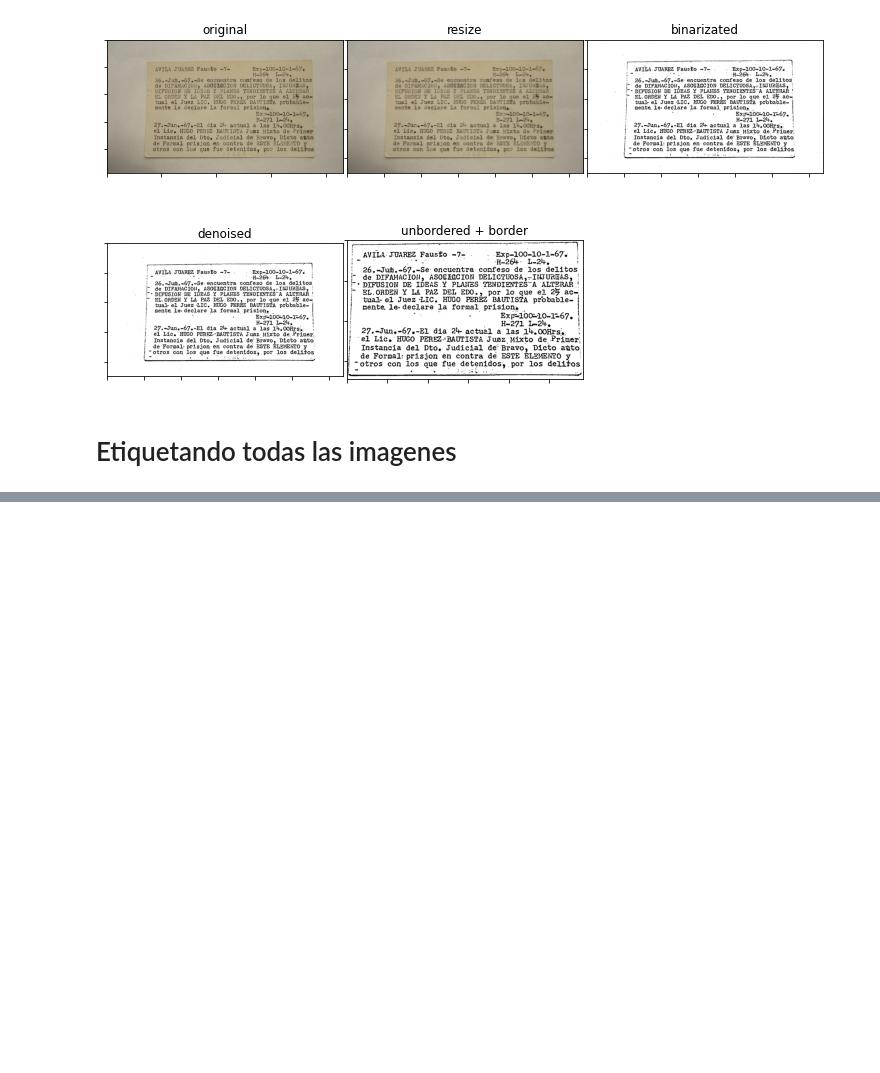
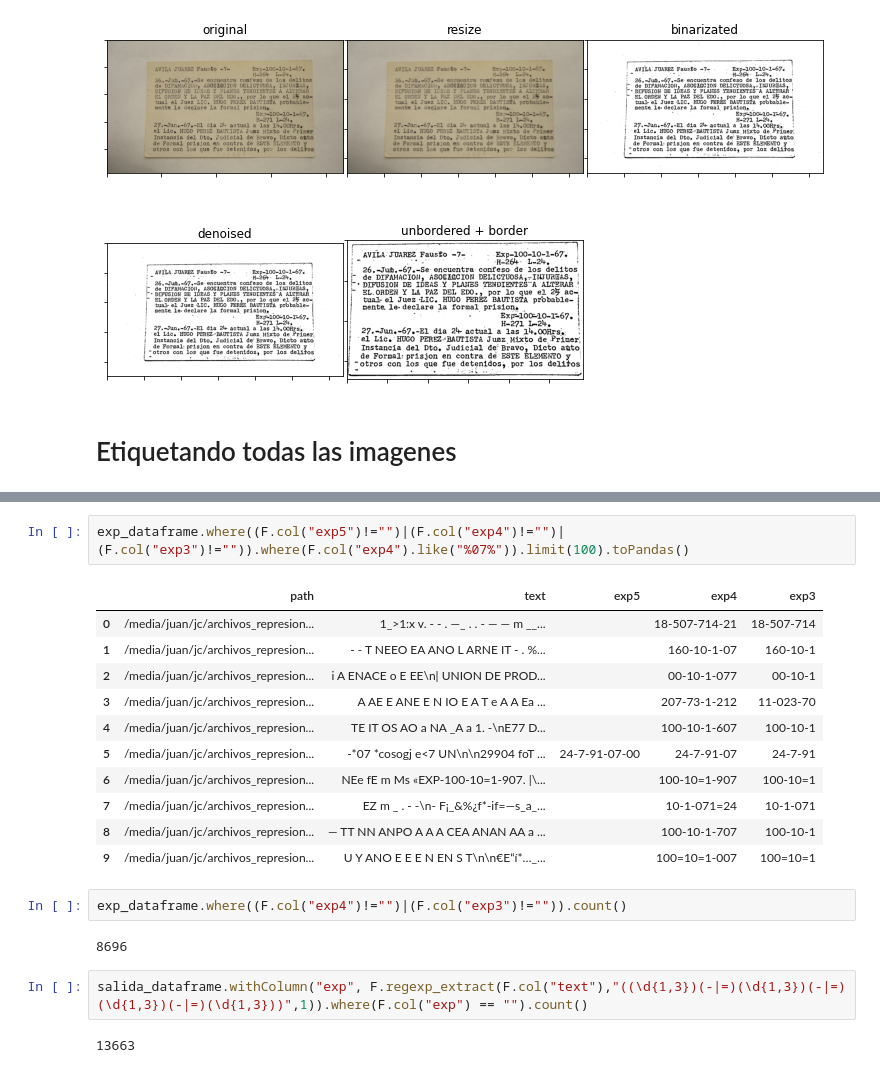
Before and after one commit to datadogmx/archivos_represion_ml, a Jupyter notebook: finding_hype.ipynb, the cells around one changed output, grey strips where cells are left out. Drawn from its saved outputs; the diff is of its cells as text; blank space fills up the shorter version.

```diff
--- a/finding_hype.ipynb
+++ b/finding_hype.ipynb
@@ -245,0 +371,22 @@ i de Formal: prisjon en contra de ESTE ELEMENTO y :
+# %%
+exp_dataframe.where((F.col("exp5")!="")|(F.col("exp4")!="")|(F.col("exp3")!="")).where(F.col("exp4").like("%07%")).limit(100).toPandas()
+# %% [output]
+|  | path | text | exp5 | exp4 | exp3 |
+| 0 | /media/juan/jc/archivos_represion... | 1_>1:x v. - - . —_ . . - — — m __... |  | 18-507-714-21 | 18-507-714 |
+| 1 | /media/juan/jc/archivos_represion... | - - T NEEO EA ANO L ARNE IT - . %... |  | 160-10-1-07 | 160-10-1 |
+| 2 | /media/juan/jc/archivos_represion... | i A ENACE o E EE\n| UNION DE PROD... |  | 00-10-1-077 | 00-10-1 |
+| 3 | /media/juan/jc/archivos_represion... | A AE E ANE E N IO E A T e A A Ea ... |  | 207-73-1-212 | 11-023-70 |
+| 4 | /media/juan/jc/archivos_represion... | TE IT OS AO a NA _A a 1. -\nE77 D... |  | 100-10-1-607 | 100-10-1 |
+| 5 | /media/juan/jc/archivos_represion... | -*07 *cosogj e<7 UN\n\n29904 foT ... | 24-7-91-07-00 | 24-7-91-07 | 24-7-91 |
+| 6 | /media/juan/jc/archivos_represion... | NEe fE m Ms «EXP-100-10=1-907. |\... |  | 100-10=1-907 | 100-10=1 |
+| 7 | /media/juan/jc/archivos_represion... | EZ m _ . - -\n- F¡_&%¿f*-if=—s_a_... |  | 10-1-071=24 | 10-1-071 |
+| 8 | /media/juan/jc/archivos_represion... | — TT NN ANPO A A A CEA ANAN AA a ... |  | 100-10-1-707 | 100-10-1 |
+| 9 | /media/juan/jc/archivos_represion... | U Y ANO E E E N EN S T\n\n€E“í*…_... |  | 100=10=1-007 | 100=10=1 |
+# %%
+exp_dataframe.where((F.col("exp4")!="")|(F.col("exp3")!="")).count()
+# %% [output]
+8696
+# %%
+salida_dataframe.withColumn("exp", F.regexp_extract(F.col("text"),"((\d{1,3})(-|=)(\d{1,3})(-|=)(\d{1,3})(-|=)(\d{1,3}))",1)).where(F.col("exp") == "").count()
+# %% [output]
+13663
```
Also changed, not shown: parts of 29 cells of this notebook, 7 other files.
